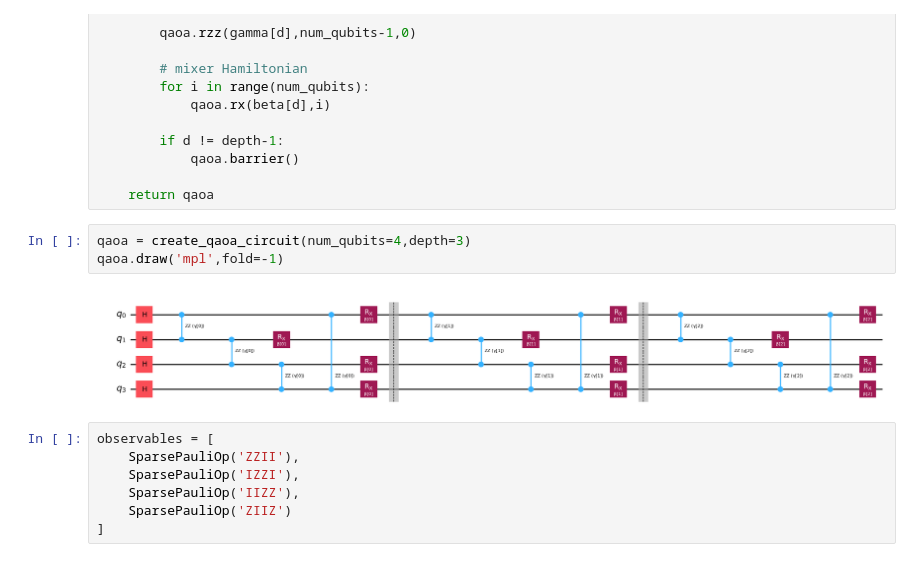
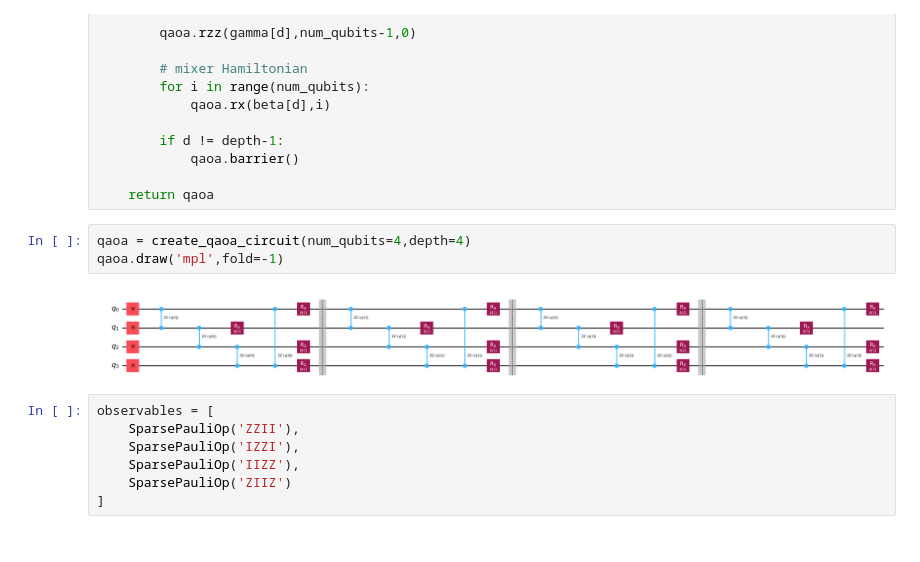
Before and after one commit to ritajitmajumdar1/Teaching, a Jupyter notebook: St_Thomas_FDP.ipynb, the cells around one changed output. Saved outputs shown, nothing was run; the diff lists cells and outputs as text.

```diff
--- a/St_Thomas_FDP.ipynb
+++ b/St_Thomas_FDP.ipynb
@@ -126,10 +149,10 @@ def create_qaoa_circuit(num_qubits: int, depth: int = 1) -> QuantumCircuit:
 
     return qaoa
 # %%
-qaoa = create_qaoa_circuit(num_qubits=4,depth=3)
+qaoa = create_qaoa_circuit(num_qubits=4,depth=4)
 qaoa.draw('mpl',fold=-1)
 # %% [output]
-[figure, old version]
+[figure, new version]
 # %%
 observables = [
     SparsePauliOp('ZZII'),
```
Also changed, not shown: parts of 31 cells of this notebook.
